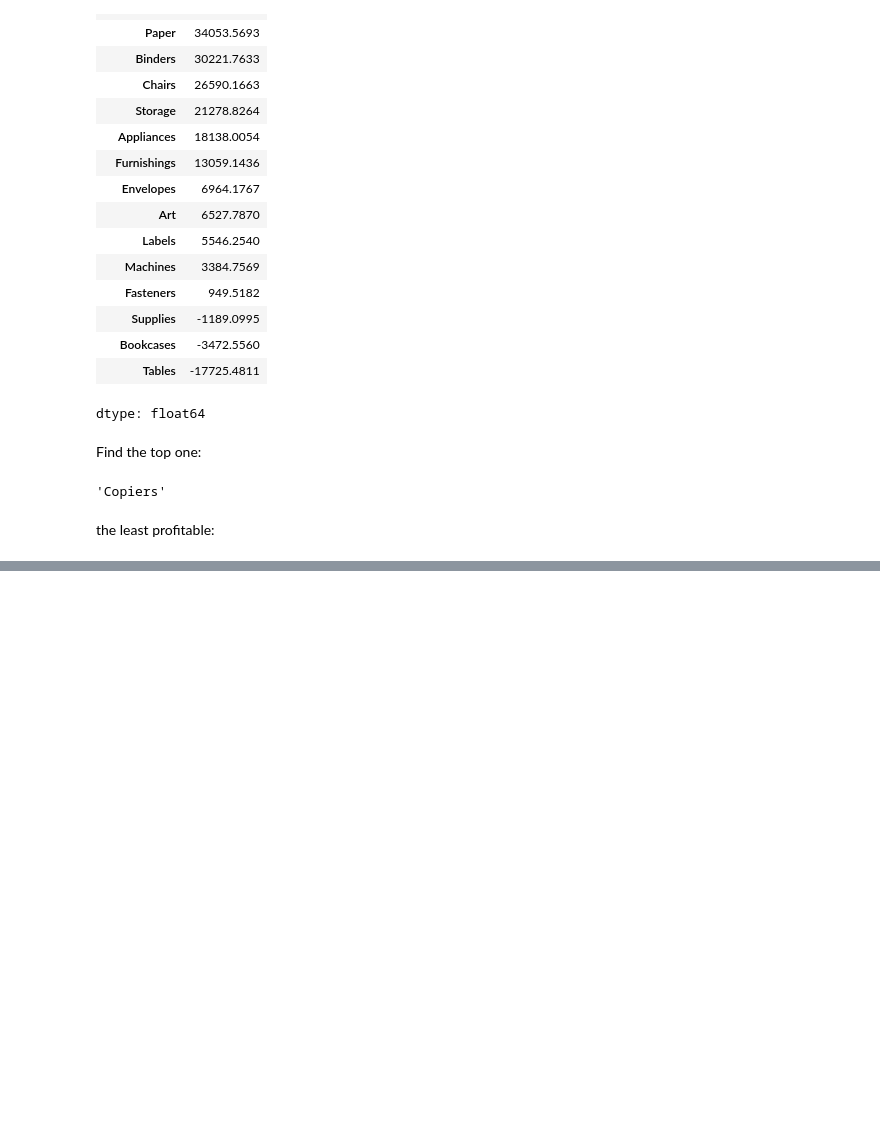
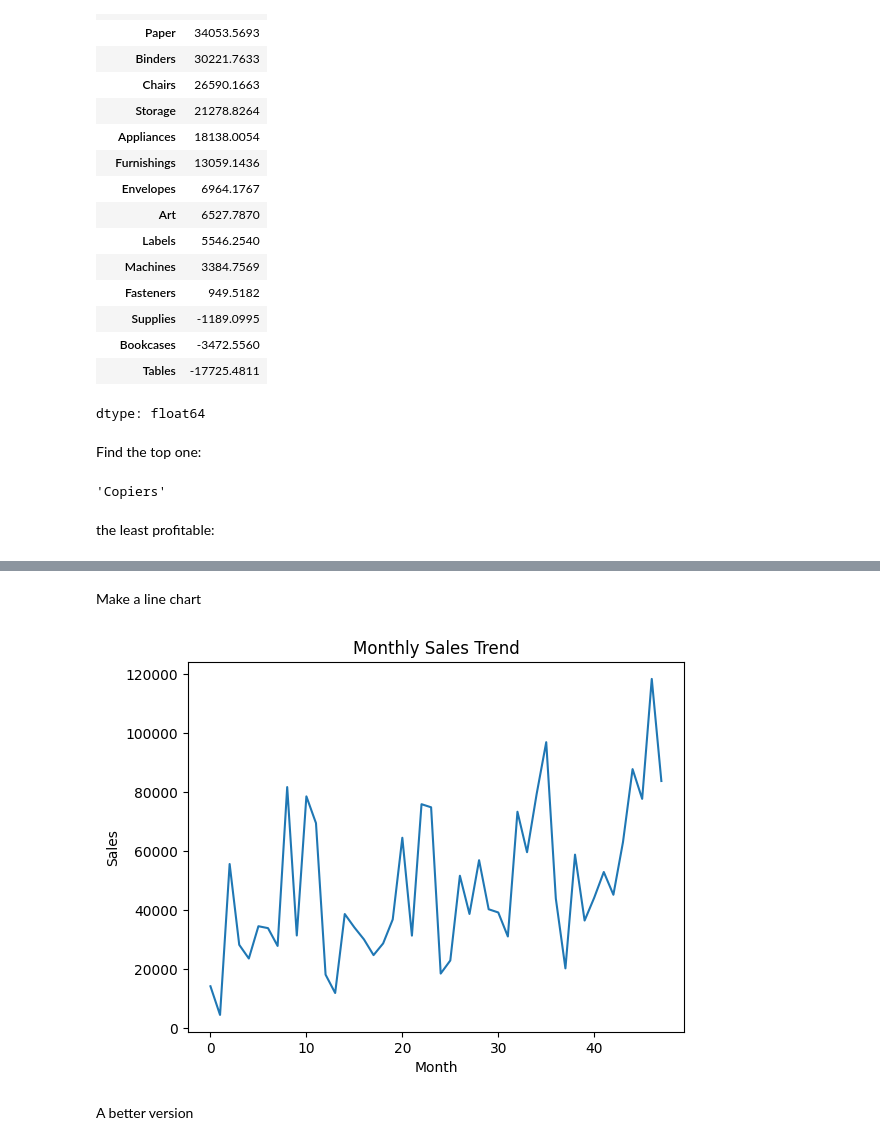
Before and after one commit to mukund1040/Data-Analytics-Projects, a Jupyter notebook: 02-Sales-Data-Analysis/Sales_Data_Analysis.ipynb, the cells around one changed output, grey strips where cells are left out. Saved outputs shown, nothing was run; the diff lists cells and outputs as text; code cells hidden in the pictures; blank space fills up the shorter version.

```diff
--- a/02-Sales-Data-Analysis/Sales_Data_Analysis.ipynb
+++ b/02-Sales-Data-Analysis/Sales_Data_Analysis.ipynb
@@ -35,5 +35,5 @@ for root, dirs, files in os.walk("/"):
 # %%
-df = pd.read_csv("Sample - Superstore.csv" ,  encoding="latin1")
+df = pd.read_csv("/Sample - Superstore.csv" ,  encoding="latin1")
 
 df.head()
 # %% [output]
@@ -476,0 +481,4 @@ NameError: name 'subcategory_profit' is not defined
+# %%
+monthly_sales = df.groupby(["Year", "Month"])["Sales"].sum()
+
+monthly_sales
@@ -476,0 +505,14 @@ NameError: name 'subcategory_profit' is not defined
+# %% [markdown]
+Make a line chart
+# %%
+plt.plot(monthly_sales.values)
+
+plt.title("Monthly Sales Trend")
+plt.xlabel("Month")
+plt.ylabel("Sales")
+
+plt.show()
+# %% [output]
+[figure, added]
+# %% [markdown]
+A better version
```
Also changed, not shown: parts of 15 cells of this notebook.
